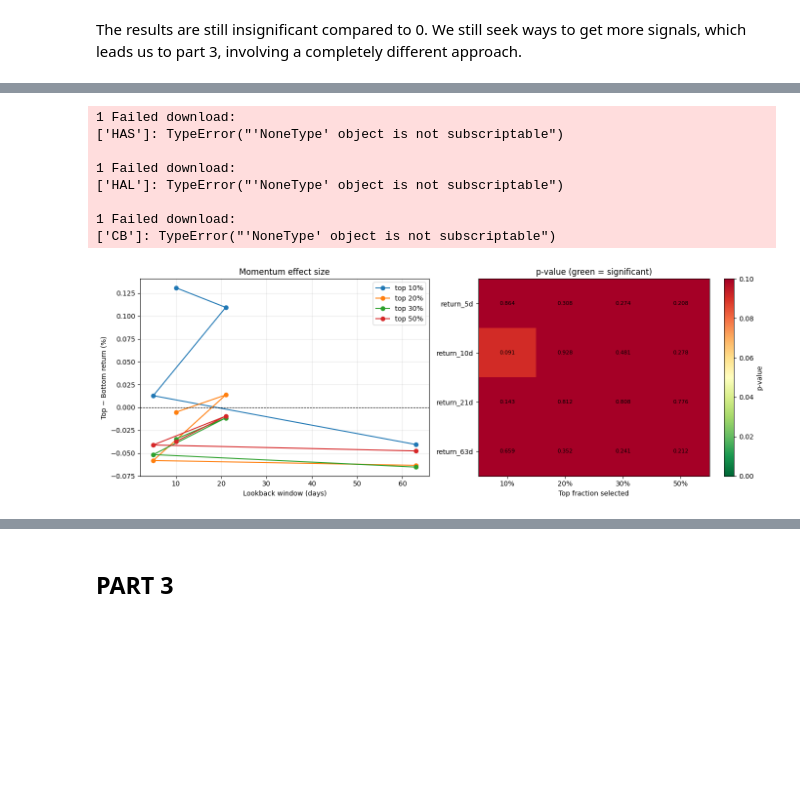
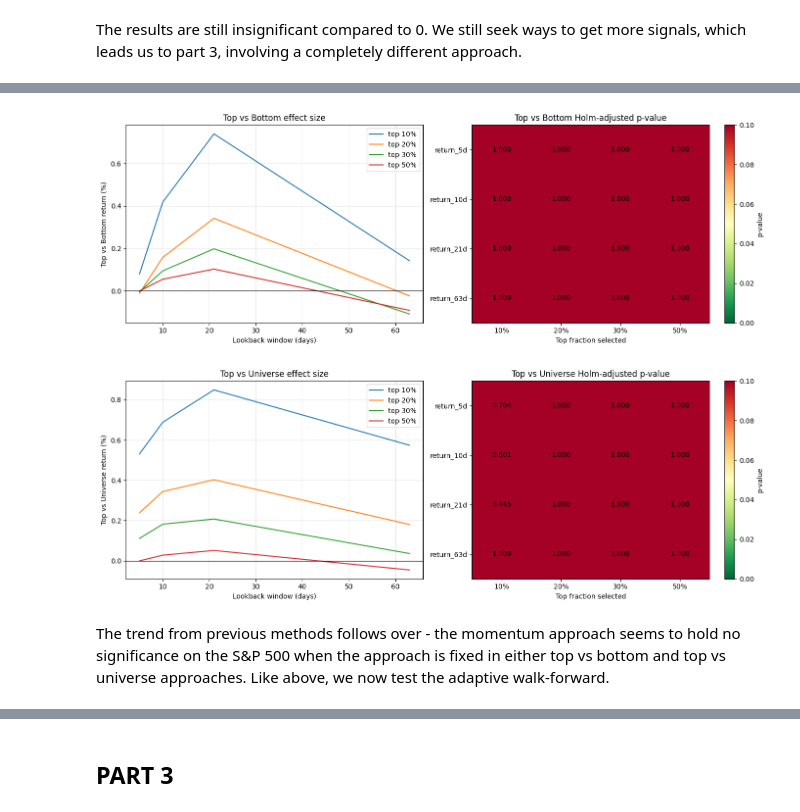
Before and after one commit to oscar-lewis-3333/trading-portfolio, a Jupyter notebook: ml_trading_signals/notebooks/ml_signals.ipynb, the cells around one changed output, grey strips where cells are left out. Cells and saved outputs as stored; diff of their text form; code cells hidden in the pictures; blank space fills up the shorter version.

```diff
--- a/ml_trading_signals/notebooks/ml_signals.ipynb
+++ b/ml_trading_signals/notebooks/ml_signals.ipynb
@@ -506,4 +476,4 @@ After the results for our 20 ticker-universe, look to see if results extend to a
 # %%
 sp500 = get_sp500_tickers()
-pooled_sp500 = build_multi_ticker_dataset(sp500, period="5y", horizon=21)
+pooled_sp500 = build_multi_ticker_dataset(sp500, period="5y", horizon=21, ranking_horizon=21)
 # %% [output]
@@ -532,17 +482,11 @@ Failed or insufficient data: 10 (['CLX', 'EXPE', 'FDXF', 'HONA', 'QCOM', 'Q', 'R
 # %%
-pooled_sp500_v2 = excess_return_target(pooled_sp500, horizon=21)
+pooled_sp500_v2 = excess_return_target(pooled_sp500)
 sweep_sp500 = momentum_baseline_sweep(pooled_sp500_v2)
-# %% [output]
-1 Failed download:
-['HAS']: TypeError("'NoneType' object is not subscriptable")
-
-1 Failed download:
-['HAL']: TypeError("'NoneType' object is not subscriptable")
-
-1 Failed download:
-['CB']: TypeError("'NoneType' object is not subscriptable")
 # %%
-plot_momentum_sweep(sweep_sp500)
+_ = plot_momentum_sweep(sweep_sp500)
 # %% [output]
-[figure, old version]
+[figure, new version]
+[figure, added]
+# %% [markdown]
+The trend from previous methods follows over - the momentum approach seems to hold no significance on the S&P 500 when the approach is fixed in either top vs bottom and top vs universe approaches. Like above, we now test the adaptive walk-forward.
 # %%
```
Also changed, not shown: parts of 57 cells of this notebook, 37 other files.
